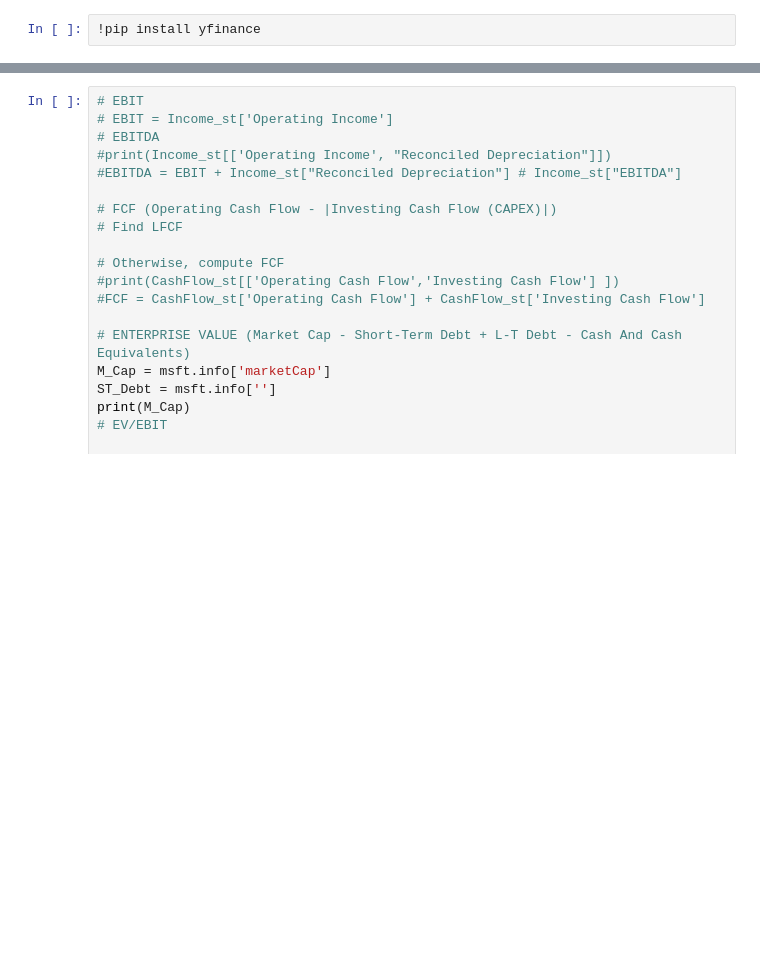
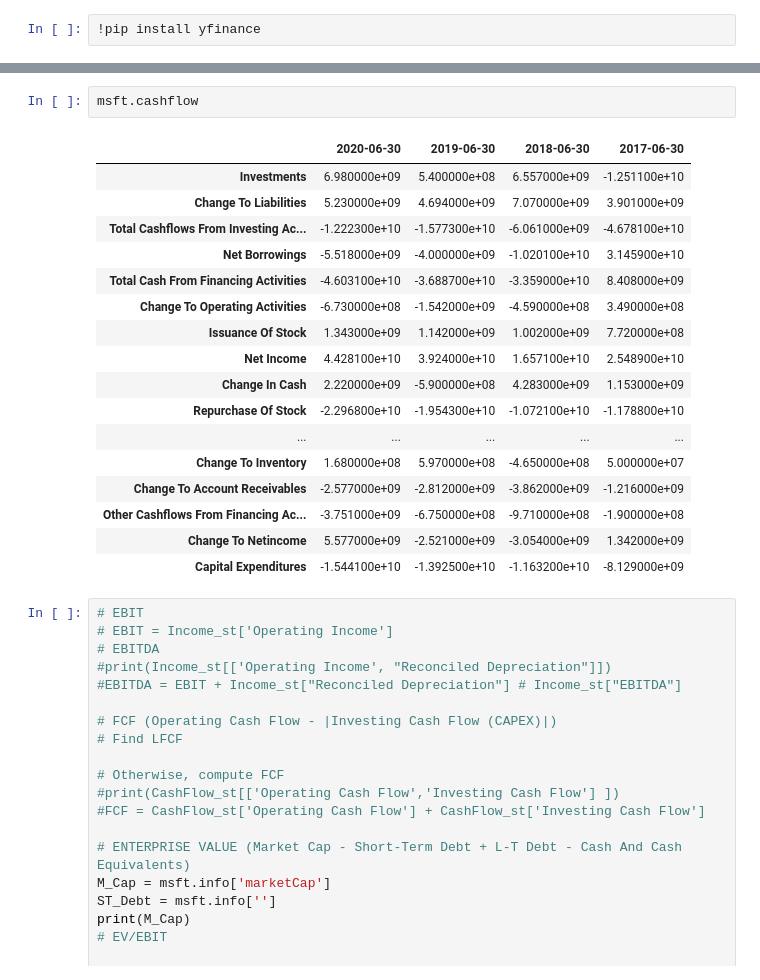
Before and after one commit to jaimebaldeon/Financial-Stock-Prediction, a Jupyter notebook: financialStocks_1.ipynb, the cells around one changed output, grey strips where cells are left out. Cells and saved outputs as stored; diff of their text form; blank space fills up the shorter version.

```diff
--- a/financialStocks_1.ipynb
+++ b/financialStocks_1.ipynb
@@ -243,3 +270,23 @@ msft.balance_sheet
+# %%
+msft.cashflow
+# %% [output]
+|  | 2020-06-30 | 2019-06-30 | 2018-06-30 | 2017-06-30 |
+| Investments | 6.980000e+09 | 5.400000e+08 | 6.557000e+09 | -1.251100e+10 |
+| Change To Liabilities | 5.230000e+09 | 4.694000e+09 | 7.070000e+09 | 3.901000e+09 |
+| Total Cashflows From Investing Ac... | -1.222300e+10 | -1.577300e+10 | -6.061000e+09 | -4.678100e+10 |
+| Net Borrowings | -5.518000e+09 | -4.000000e+09 | -1.020100e+10 | 3.145900e+10 |
+| Total Cash From Financing Activities | -4.603100e+10 | -3.688700e+10 | -3.359000e+10 | 8.408000e+09 |
+| Change To Operating Activities | -6.730000e+08 | -1.542000e+09 | -4.590000e+08 | 3.490000e+08 |
+| Issuance Of Stock | 1.343000e+09 | 1.142000e+09 | 1.002000e+09 | 7.720000e+08 |
+| Net Income | 4.428100e+10 | 3.924000e+10 | 1.657100e+10 | 2.548900e+10 |
+| Change In Cash | 2.220000e+09 | -5.900000e+08 | 4.283000e+09 | 1.153000e+09 |
+| Repurchase Of Stock | -2.296800e+10 | -1.954300e+10 | -1.072100e+10 | -1.178800e+10 |
+| ... | ... | ... | ... | ... |
+| Change To Inventory | 1.680000e+08 | 5.970000e+08 | -4.650000e+08 | 5.000000e+07 |
+| Change To Account Receivables | -2.577000e+09 | -2.812000e+09 | -3.862000e+09 | -1.216000e+09 |
+| Other Cashflows From Financing Ac... | -3.751000e+09 | -6.750000e+08 | -9.710000e+08 | -1.900000e+08 |
+| Change To Netincome | 5.577000e+09 | -2.521000e+09 | -3.054000e+09 | 1.342000e+09 |
+| Capital Expenditures | -1.544100e+10 | -1.392500e+10 | -1.163200e+10 | -8.129000e+09 |
 # %%
 # EBIT
 # EBIT = Income_st['Operating Income']
```
Also changed, not shown: parts of 2 cells of this notebook.
